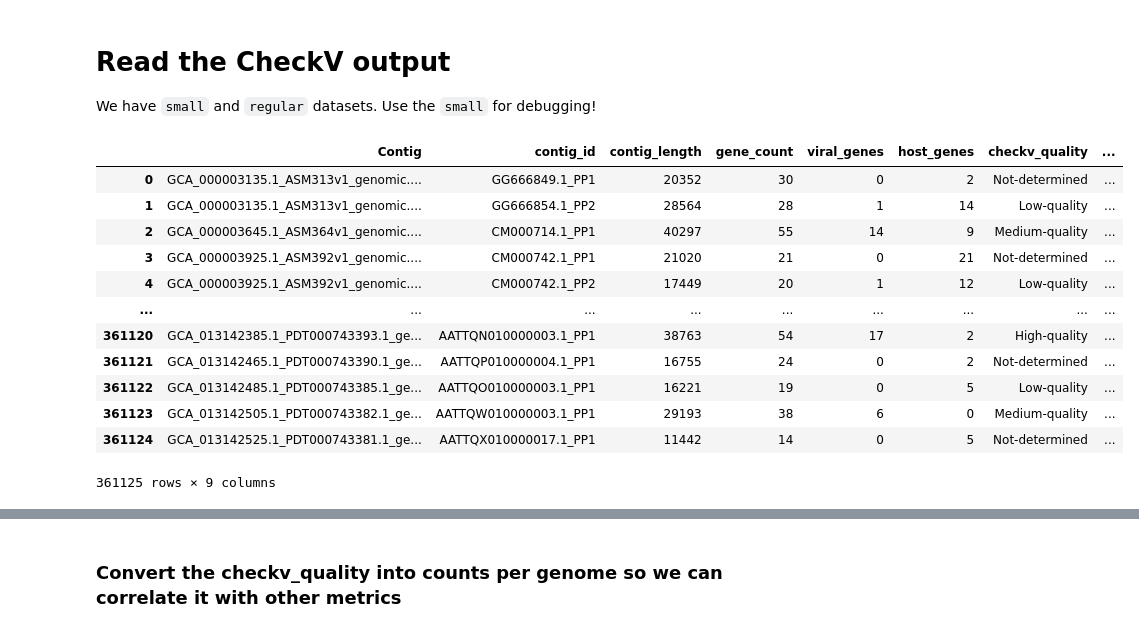
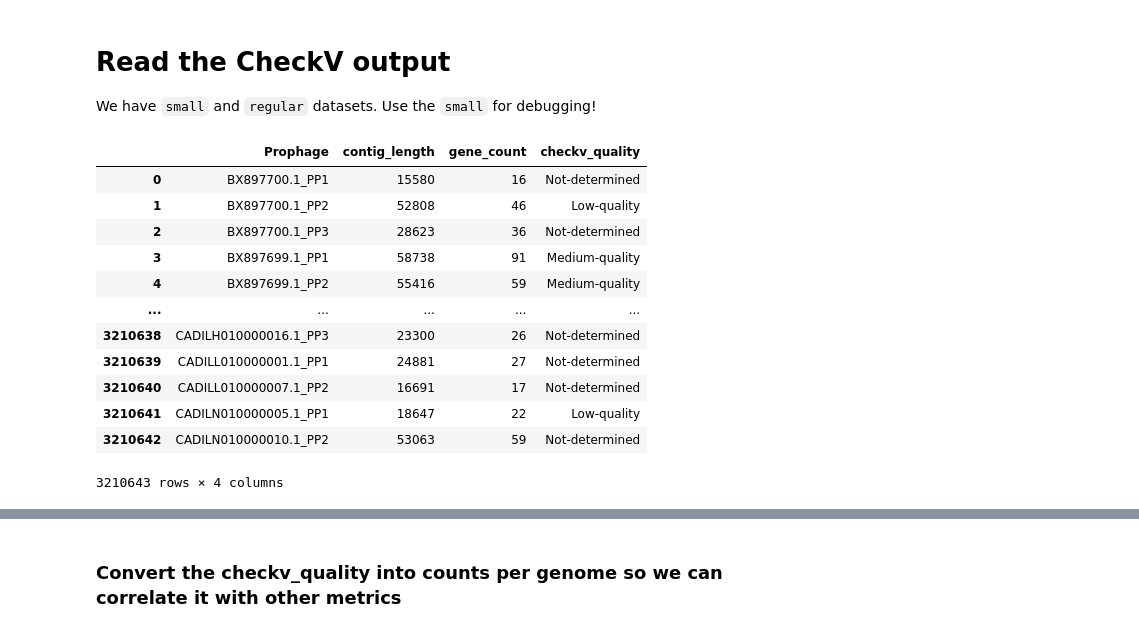
Before and after one commit to linsalrob/PhispyAnalysis, a Jupyter notebook: DataAnalysis/CheckV.ipynb, the cells around one changed output, grey strips where cells are left out. Cells and saved outputs as stored; diff of their text form; code cells hidden in the pictures.

```diff
--- a/DataAnalysis/CheckV.ipynb
+++ b/DataAnalysis/CheckV.ipynb
@@ -61,23 +61,19 @@ Please note that this was run with git commit 057e58c that has 553,082 genomes p
 
 We have `small` and `regular` datasets. Use the `small` for debugging!
 # %%
-if use_small_data:
-    checkv = pd.read_csv("../small_data/checkv.tsv.gz", compression='gzip', header=0, delimiter="\t")
-else:
-    checkv = pd.read_csv("../data/checkv.tsv.gz", compression='gzip', header=0, delimiter="\t")
-checkv = checkv.rename(columns={"BASE": "Contig"})
+checkv = read_checkv()
 checkv
 # %% [output]
-|  | Contig | contig_id | contig_length | gene_count | viral_genes | host_genes | checkv_quality | ... |
-| 0 | GCA_000003135.1_ASM313v1_genomic.... | GG666849.1_PP1 | 20352 | 30 | 0 | 2 | Not-determined | ... |
-| 1 | GCA_000003135.1_ASM313v1_genomic.... | GG666854.1_PP2 | 28564 | 28 | 1 | 14 | Low-quality | ... |
-| 2 | GCA_000003645.1_ASM364v1_genomic.... | CM000714.1_PP1 | 40297 | 55 | 14 | 9 | Medium-quality | ... |
-| 3 | GCA_000003925.1_ASM392v1_genomic.... | CM000742.1_PP1 | 21020 | 21 | 0 | 21 | Not-determined | ... |
-| 4 | GCA_000003925.1_ASM392v1_genomic.... | CM000742.1_PP2 | 17449 | 20 | 1 | 12 | Low-quality | ... |
-| ... | ... | ... | ... | ... | ... | ... | ... | ... |
-| 361120 | GCA_013142385.1_PDT000743393.1_ge... | AATTQN010000003.1_PP1 | 38763 | 54 | 17 | 2 | High-quality | ... |
-| 361121 | GCA_013142465.1_PDT000743390.1_ge... | AATTQP010000004.1_PP1 | 16755 | 24 | 0 | 2 | Not-determined | ... |
-| 361122 | GCA_013142485.1_PDT000743385.1_ge... | AATTQO010000003.1_PP1 | 16221 | 19 | 0 | 5 | Low-quality | ... |
-| 361123 | GCA_013142505.1_PDT000743382.1_ge... | AATTQW010000003.1_PP1 | 29193 | 38 | 6 | 0 | Medium-quality | ... |
-| 361124 | GCA_013142525.1_PDT000743381.1_ge... | AATTQX010000017.1_PP1 | 11442 | 14 | 0 | 5 | Not-determined | ... |
+|  | Prophage | contig_length | gene_count | checkv_quality |
+| 0 | BX897700.1_PP1 | 15580 | 16 | Not-determined |
+| 1 | BX897700.1_PP2 | 52808 | 46 | Low-quality |
+| 2 | BX897700.1_PP3 | 28623 | 36 | Not-determined |
+| 3 | BX897699.1_PP1 | 58738 | 91 | Medium-quality |
+| 4 | BX897699.1_PP2 | 55416 | 59 | Medium-quality |
+| ... | ... | ... | ... | ... |
+| 3210638 | CADILH010000016.1_PP3 | 23300 | 26 | Not-determined |
+| 3210639 | CADILL010000001.1_PP1 | 24881 | 27 | Not-determined |
+| 3210640 | CADILL010000007.1_PP2 | 16691 | 17 | Not-determined |
+| 3210641 | CADILN010000005.1_PP1 | 18647 | 22 | Low-quality |
+| 3210642 | CADILN010000010.1_PP2 | 53063 | 59 | Not-determined |
-361125 rows × 9 columns
+3210643 rows × 4 columns
```
Also changed, not shown: parts of 25 cells of this notebook.
